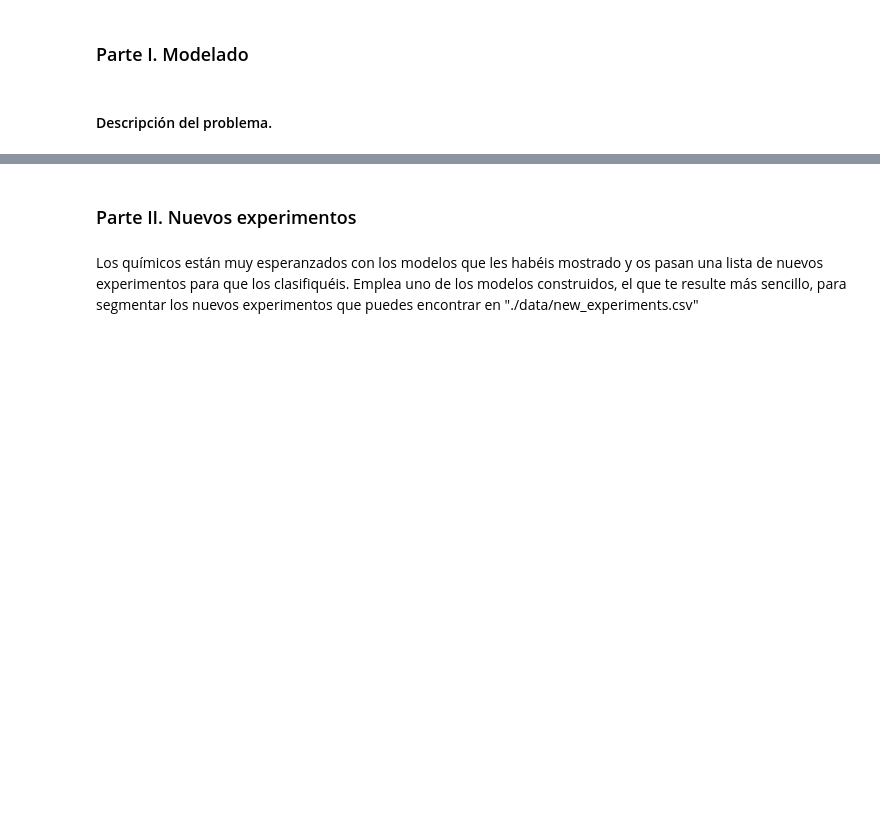
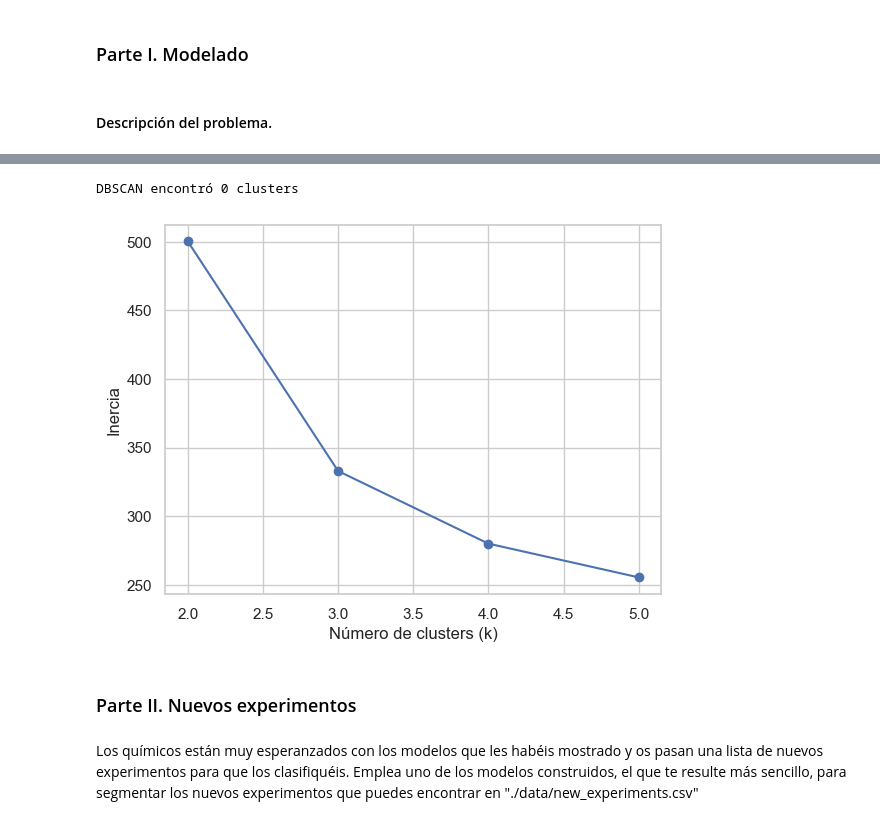
Before and after one commit to CanaryBrianArmas/ONLINE_DS_THEBRIDGE_-Ejercicios-a-corregir, a Jupyter notebook: Sprint_13/Unidad_2/18_Practica_Obligatoria_Clustering_II.ipynb, the cells around one changed output, grey strips where cells are left out. Saved outputs shown, nothing was run; the diff lists cells and outputs as text; code cells hidden in the pictures; blank space fills up the shorter version.

```diff
--- a/Sprint_13/Unidad_2/18_Practica_Obligatoria_Clustering_II.ipynb
+++ b/Sprint_13/Unidad_2/18_Practica_Obligatoria_Clustering_II.ipynb
@@ -46,3 +111,31 @@ pow_results = r"https://raw.githubusercontent.com/rodolso/DS_Online_Octubre24_Ex
+# %%
+# Ajustar hiperparámetros (ejemplo)
+dbscan = DBSCAN(eps=0.5, min_samples=5)
+clusters_db = dbscan.fit_predict(data_scaled)
+
+# Número de clusters (excluyendo ruido)
+n_clusters_db = len(set(clusters_db)) - (1 if -1 in clusters_db else 0)
+print(f"DBSCAN encontró {n_clusters_db} clusters")
+# %% [output]
+DBSCAN encontró 0 clusters
+# %%
+# Método del codo para elegir k
+inertia = []
+for k in range(2, 6):
+    kmeans = KMeans(n_clusters=k, random_state=42)
+    kmeans.fit(data_scaled)
+    inertia.append(kmeans.inertia_)
+
+plt.plot(range(2, 6), inertia, marker='o')
+plt.xlabel('Número de clusters (k)')
+plt.ylabel('Inercia')
+plt.show()
+
+# Selección de k=3 (ejemplo)
+kmeans = KMeans(n_clusters=3, random_state=42)
+clusters_km = kmeans.fit_predict(data_scaled)
+# %% [output]
+[figure, added]
 # %% [markdown]
 ### Parte II. Nuevos experimentos
 # %% [markdown]
```
Also changed, not shown: parts of 12 cells of this notebook.
